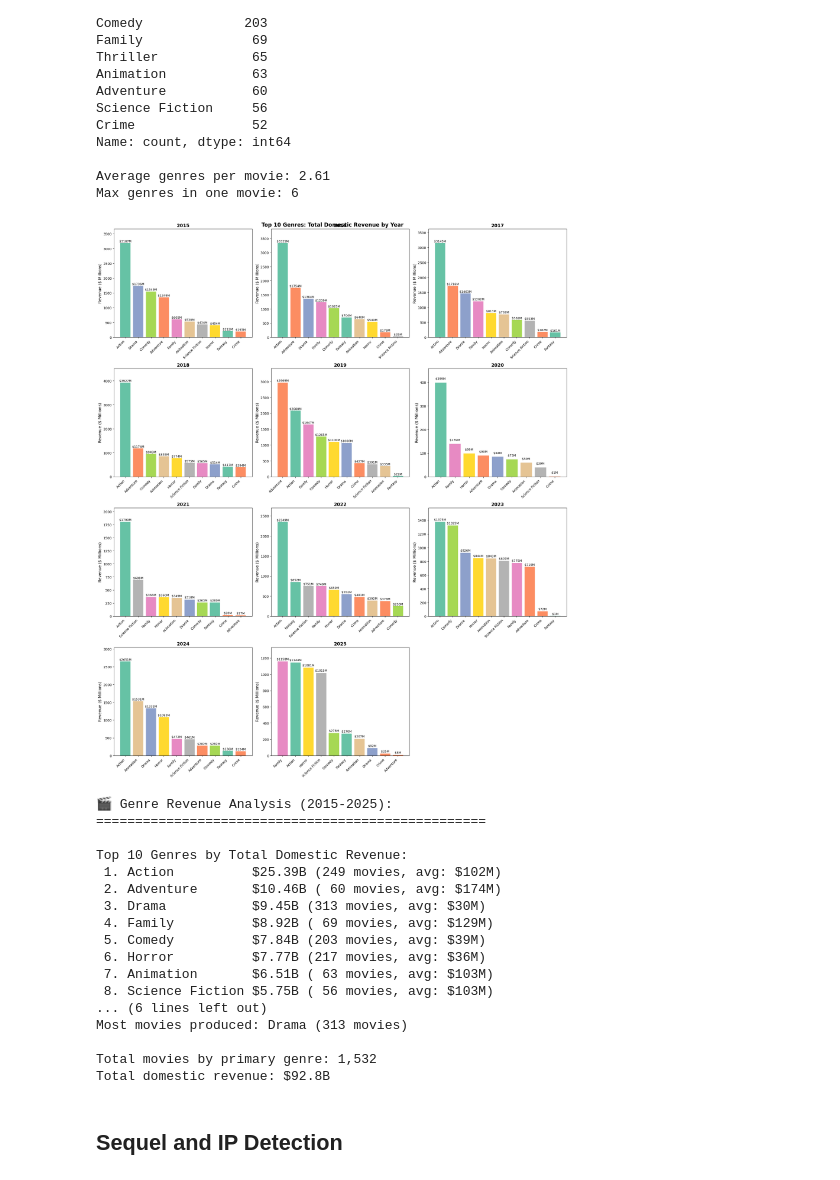
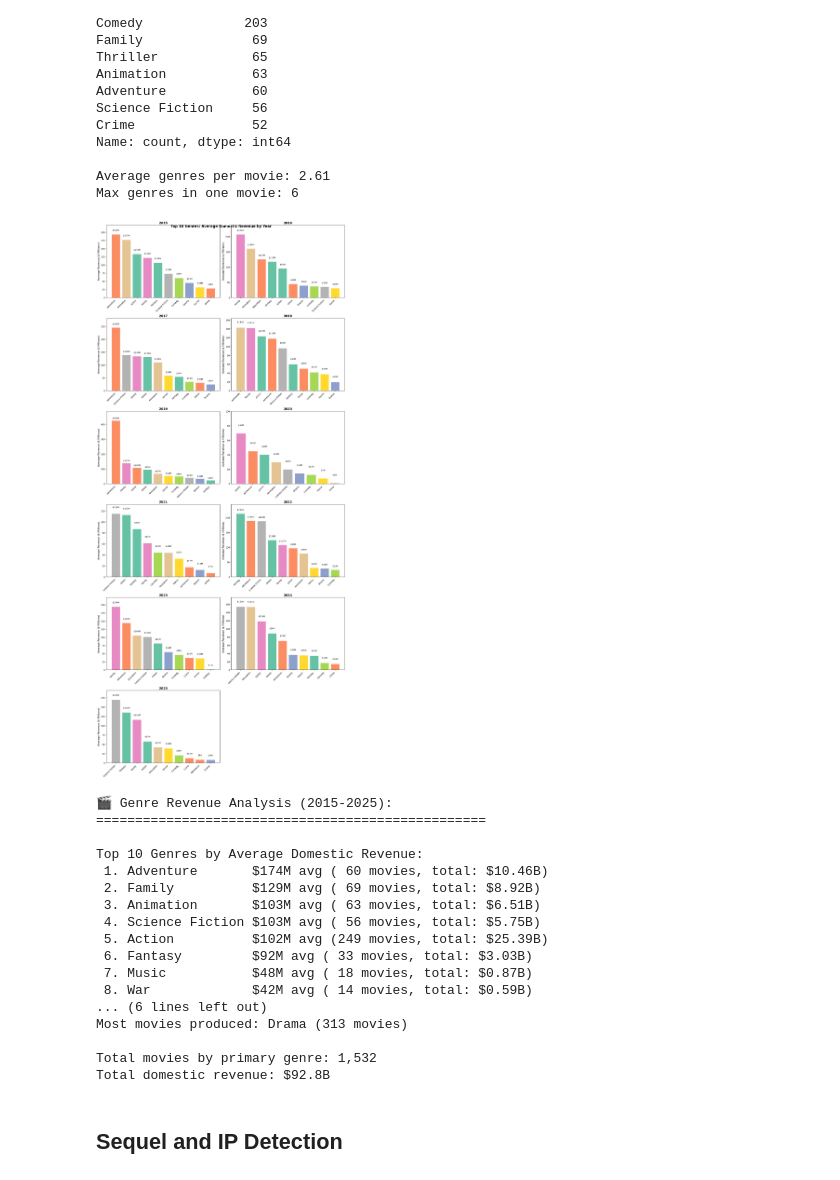
Before and after one commit to jasmineplows/box_office, a Jupyter notebook: code/2.feature-engineering.ipynb, the cells around one changed output. Drawn from its saved outputs; the diff is of its cells as text; code cells hidden in the pictures.

```diff
--- a/code/2.feature-engineering.ipynb
+++ b/code/2.feature-engineering.ipynb
@@ -414,21 +457,21 @@ genre_revenue_by_year = {}
 for year in years:
     year_data = df[df['release_year'] == year]
 
-    # Get revenue by primary genre for this year, only for top 10
+    # Get average revenue by primary genre for this year, only for top 10
     year_revenue = (year_data[year_data['primary_genre'].isin(top_10_genres)]
                     .groupby('primary_genre')['revenue_domestic']
-                    .sum()
+                    .mean()
                     .reindex(top_10_genres, fill_value=0))
 
     genre_revenue_by_year[year] = year_revenue
 
 # Create subplots - one per year
 n_years = len(years)
-cols = 3
+cols = 2
 rows = (n_years + cols - 1) // cols
 
-fig, axes = plt.subplots(rows, cols, figsize=(20, 6*rows))
-fig.suptitle('Top 10 Genres: Total Domestic Revenue by Year', fontsize=16, fontweight='bold')
+fig, axes = plt.subplots(rows, cols, figsize=(16, 6*rows))
+fig.suptitle('Top 10 Genres: Average Domestic Revenue by Year', fontsize=16, fontweight='bold')
 
 # Flatten axes for easier indexing
 if rows > 1:
@@ -457,7 +500,7 @@ for i, year in enumerate(years):
                      color=genre_colors)
 
         ax.set_title(f'{year}', fontsize=14, fontweight='bold')
-        ax.set_ylabel('Revenue ($ Millions)', fontsize=12)
+        ax.set_ylabel('Average Revenue ($ Millions)', fontsize=12)
         ax.set_xticks(range(len(year_revenue_filtered)))
         ax.set_xticklabels(year_revenue_filtered.index,
                           rotation=45, ha='right', fontsize=10)
@@ -473,54 +516,53 @@ for i, year in enumerate(years):
 
     else:
         ax.set_title(f'{year} (No Data)', fontsize=14)
-        ax.set_ylabel('Revenue ($ Millions)', fontsize=12)
+        ax.set_ylabel('Average Revenue ($ Millions)', fontsize=12)
 
 # Hide empty subplots
 for i in range(n_years, len(axes)):
     axes[i].set_visible(False)
 
 plt.tight_layout()
 plt.show()
 
 # Summary statistics for genres
 print(f"\n🎬 Genre Revenue Analysis ({min(years)}-{max(years)}):")
 print("=" * 50)
 
-total_revenue_by_genre = df.groupby('primary_genre')['revenue_domestic'].sum().sort_values(ascending=False)
-print("\nTop 10 Genres by Total Domestic Revenue:")
-for i, (genre, revenue) in enumerate(total_revenue_by_genre.head(10).items(), 1):
-    avg_revenue = df[df['primary_genre'] == genre]['revenue_domestic'].mean()
+avg_revenue_by_genre = df.groupby('primary_genre')['revenue_domestic'].mean().sort_values(ascending=False)
+print("\nTop 10 Genres by Average Domestic Revenue:")
+for i, (genre, avg_revenue) in enumerate(avg_revenue_by_genre.head(10).items(), 1):
+    total_revenue = df[df['primary_genre'] == genre]['revenue_domestic'].sum()
     movie_count = len(df[df['primary_genre'] == genre])
-    print(f"{i:2d}. {genre:15s} ${revenue/1e9:.2f}B ({movie_count:3d} movies, avg: ${avg_revenue/1e6:.0f}M)")
+    print(f"{i:2d}. {genre:15s} ${avg_revenue/1e6:.0f}M avg ({movie_count:3d} movies, total: ${total_revenue/1e9:.2f}B)")
 
 # Genre performance comparison
 print(f"\nGenre Performance Insights:")
 print("-" * 30)
 
 # Most profitable genres (highest average revenue)
-avg_revenue_by_genre = df.groupby('primary_genre')['revenue_domestic'].mean().sort_values(ascending=False)
 print(f"Highest avg revenue: {avg_revenue_by_genre.index[0]} (${avg_revenue_by_genre.iloc[0]/1e6:.0f}M avg)")
 
 # Most prolific genres (most movies)
 movie_count_by_genre = df['primary_genre'].value_counts()
 print(f"Most movies produced: {movie_count_by_genre.index[0]} ({movie_count_by_genre.iloc[0]} movies)")
 
 print(f"\nTotal movies by primary genre: {len(df):,}")
 print(f"Total domestic revenue: ${df['revenue_domestic'].sum()/1e9:.1f}B")
 # %% [output]
-[figure, old version]
+[figure, new version]
 🎬 Genre Revenue Analysis (2015-2025):
 ==================================================
 
-Top 10 Genres by Total Domestic Revenue:
- 1. Action          $25.39B (249 movies, avg: $102M)
- 2. Adventure       $10.46B ( 60 movies, avg: $174M)
- 3. Drama           $9.45B (313 movies, avg: $30M)
- 4. Family          $8.92B ( 69 movies, avg: $129M)
- 5. Comedy          $7.84B (203 movies, avg: $39M)
- 6. Horror          $7.77B (217 movies, avg: $36M)
- 7. Animation       $6.51B ( 63 movies, avg: $103M)
- 8. Science Fiction $5.75B ( 56 movies, avg: $103M)
+Top 10 Genres by Average Domestic Revenue:
+ 1. Adventure       $174M avg ( 60 movies, total: $10.46B)
+ 2. Family          $129M avg ( 69 movies, total: $8.92B)
+ 3. Animation       $103M avg ( 63 movies, total: $6.51B)
+ 4. Science Fiction $103M avg ( 56 movies, total: $5.75B)
+ 5. Action          $102M avg (249 movies, total: $25.39B)
+ 6. Fantasy         $92M avg ( 33 movies, total: $3.03B)
+ 7. Music           $48M avg ( 18 movies, total: $0.87B)
+ 8. War             $42M avg ( 14 movies, total: $0.59B)
 ... (6 lines left out)
 Most movies produced: Drama (313 movies)
 
```
Also changed, not shown: parts of 12 cells of this notebook, 1 other file.
